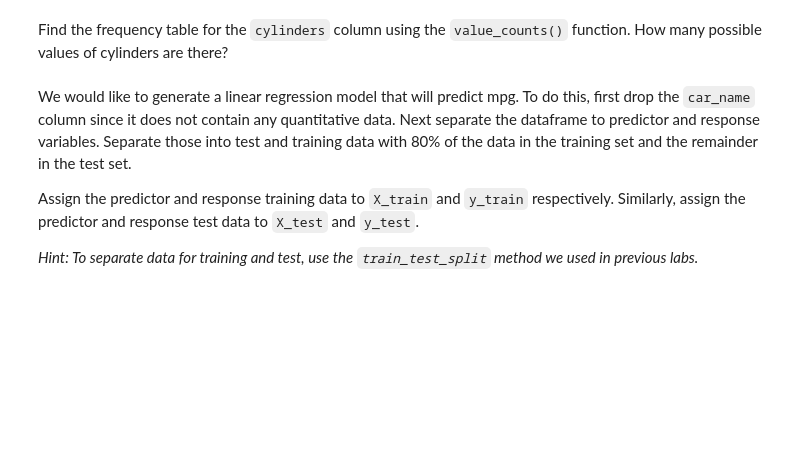
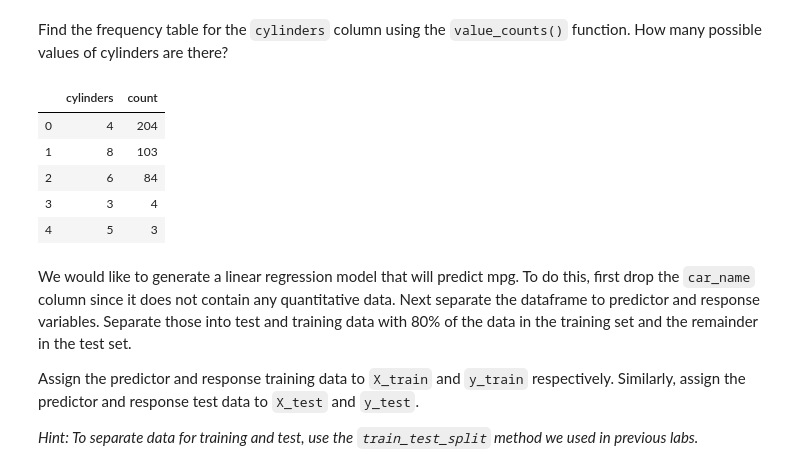
Before and after one commit to ironhack-datalabs/datamad0819, a Jupyter notebook: module-3/lab-supervised-learning-sklearn/your-code/main.ipynb, the cells around one changed output. Cells and saved outputs as stored; diff of their text form; code cells hidden in the pictures; blank space fills up the shorter version.

```diff
--- a/module-3/lab-supervised-learning-sklearn/your-code/main.ipynb
+++ b/module-3/lab-supervised-learning-sklearn/your-code/main.ipynb
@@ -254,2 +318,4 @@ Check the dataset for missing values and remove all rows containing at least one
+# %%
+auto=auto.drop(columns='horse_power')
 # %% [markdown]
 Find the frequency table for the `cylinders` column using the `value_counts()` function. How many possible values of cylinders are there?
@@ -258,3 +322,15 @@ Find the frequency table for the `cylinders` column using the `value_counts()` f
+# %%
+# Your code here:
+dfFreqCyl=pd.value_counts(auto['cylinders']).to_frame().reset_index()
+dfFreqCyl.columns=['cylinders','count']
+dfFreqCyl
+# %% [output]
+|  | cylinders | count |
+| 0 | 4 | 204 |
+| 1 | 8 | 103 |
+| 2 | 6 | 84 |
+| 3 | 3 | 4 |
+| 4 | 5 | 3 |
 # %% [markdown]
 We would like to generate a linear regression model that will predict mpg. To do this, first drop the `car_name` column since it does not contain any quantitative data. Next separate the dataframe to predictor and response variables. Separate those into test and training data with 80% of the data in the training set and the remainder in the test set.
 
```
Also changed, not shown: parts of 25 cells of this notebook.
